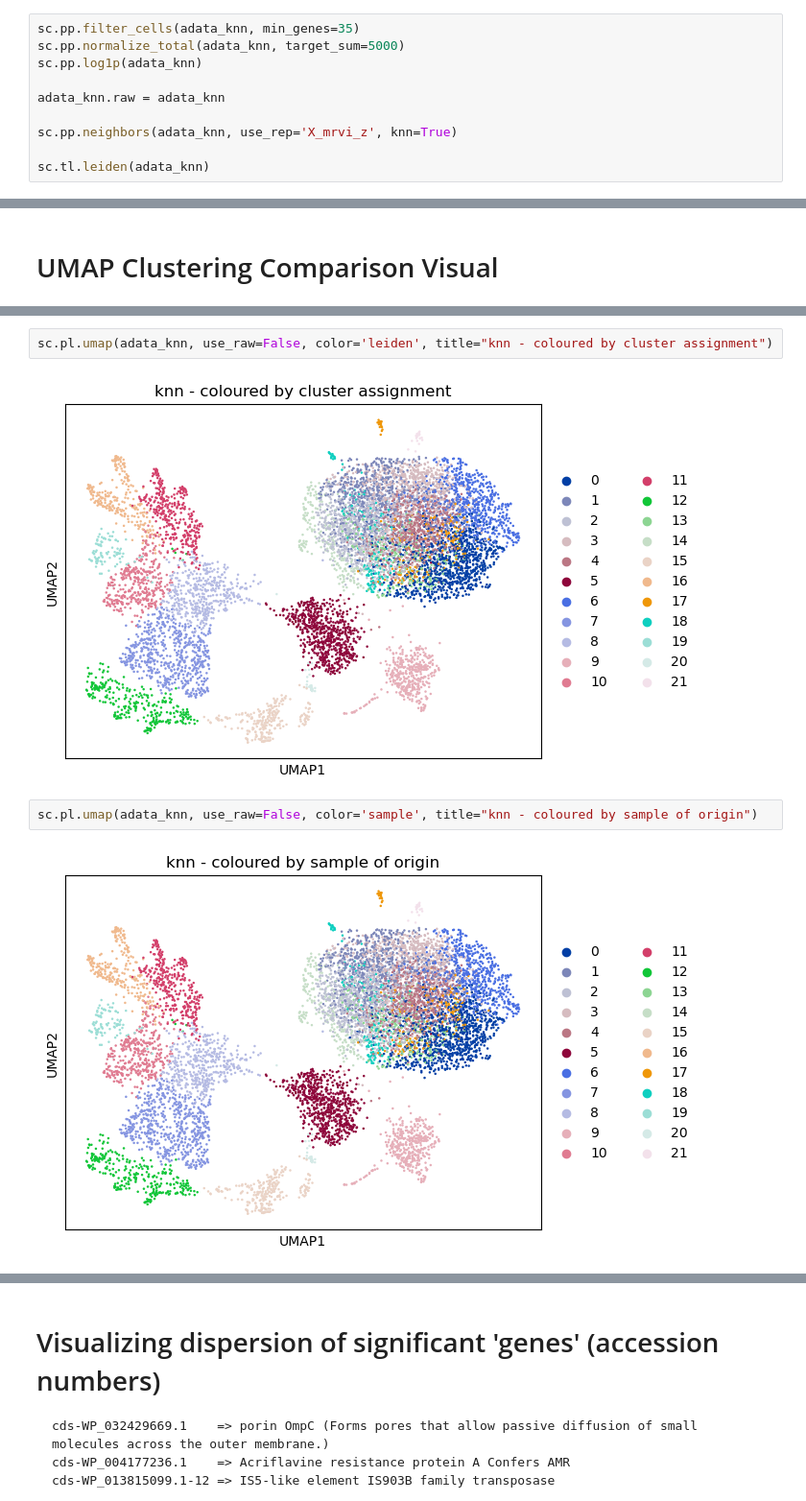
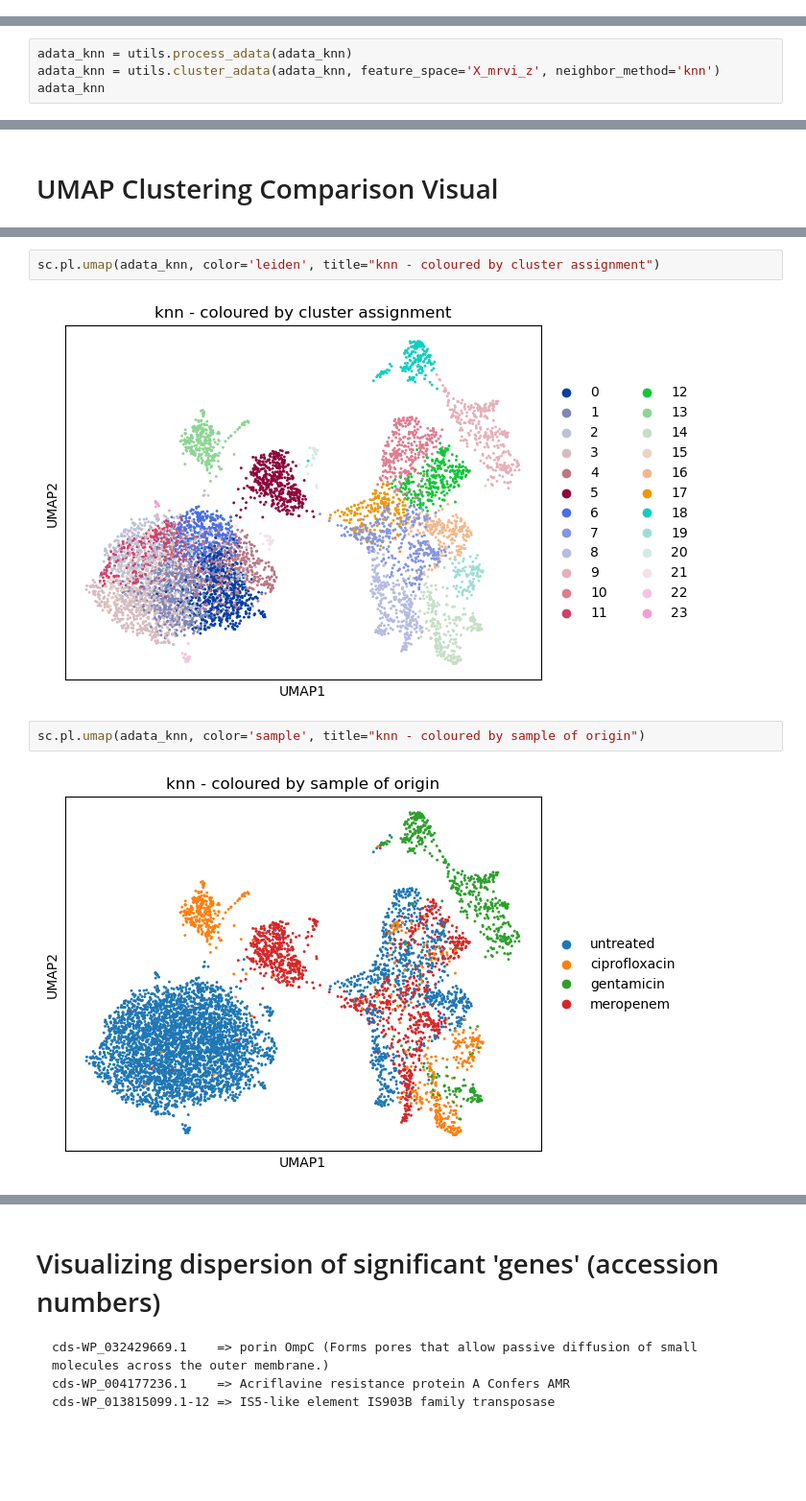
Before and after one commit to Dennis-Bersenev/GeneratingResistance, a Jupyter notebook: src/bacdrop_exploration.ipynb, the cells around one changed output, grey strips where cells are left out. Shown at 96% size. Cells and saved outputs as stored; diff of their text form; blank space fills up the shorter version.

Commit message:
refactor and tuned processing steps

```diff
--- a/src/bacdrop_exploration.ipynb
+++ b/src/bacdrop_exploration.ipynb
@@ -34,13 +34,3 @@ AnnData object with n_obs × n_vars = 34410 × 3766
     var: 'n_cells'
     uns: '_scvi_manager_uuid', '_scvi_uuid'
     obsm: 'X_mrvi_u', 'X_mrvi_z', '_scvi_categorical_nuisance_keys'
-# %%
-sc.pp.filter_cells(adata_knn, min_genes=35)
-sc.pp.normalize_total(adata_knn, target_sum=5000)
-sc.pp.log1p(adata_knn)
-
-adata_knn.raw = adata_knn
-
-sc.pp.neighbors(adata_knn, use_rep='X_mrvi_z', knn=True)
-
-sc.tl.leiden(adata_knn)
@@ -56,0 +37,4 @@ AnnData object with n_obs × n_vars = 9265 × 3766
+# %%
+adata_knn = utils.process_adata(adata_knn)
+adata_knn = utils.cluster_adata(adata_knn, feature_space='X_mrvi_z', neighbor_method='knn')
+adata_knn
@@ -70,9 +50,9 @@ AnnData object with n_obs × n_vars = 9265 × 3766
 # %%
-sc.pl.umap(adata_knn, use_raw=False, color='leiden', title="knn - coloured by cluster assignment")
+sc.pl.umap(adata_knn, color='leiden', title="knn - coloured by cluster assignment")
 # %% [output]
-[figure, old version]
+[figure, new version]
 # %%
-sc.pl.umap(adata_knn, use_raw=False, color='sample', title="knn - coloured by sample of origin")
+sc.pl.umap(adata_knn, color='sample', title="knn - coloured by sample of origin")
 # %% [output]
-[figure, old version]
+[figure, new version]
 # %%
```
Also changed, not shown: parts of 5 cells of this notebook, 3 other files.
